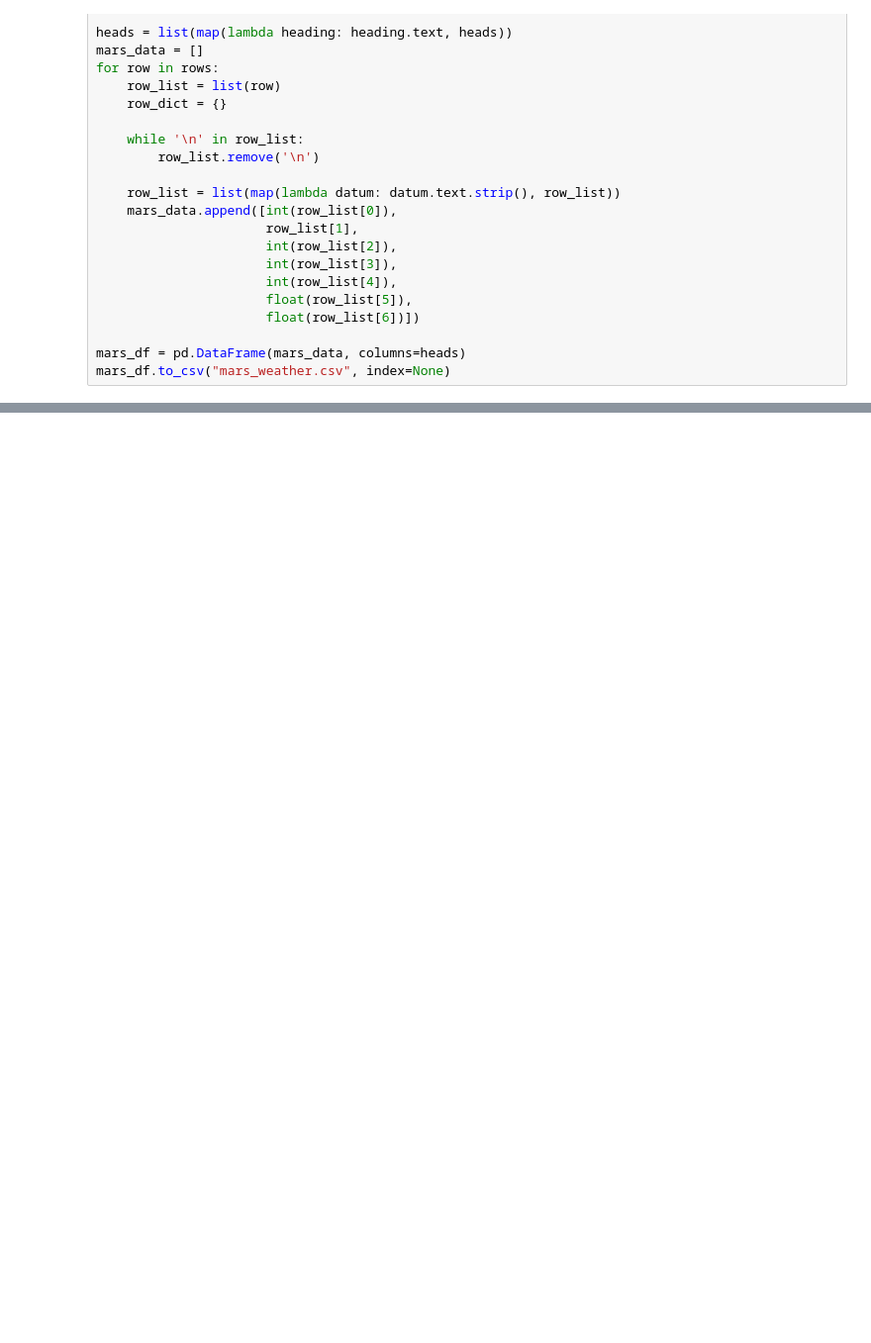
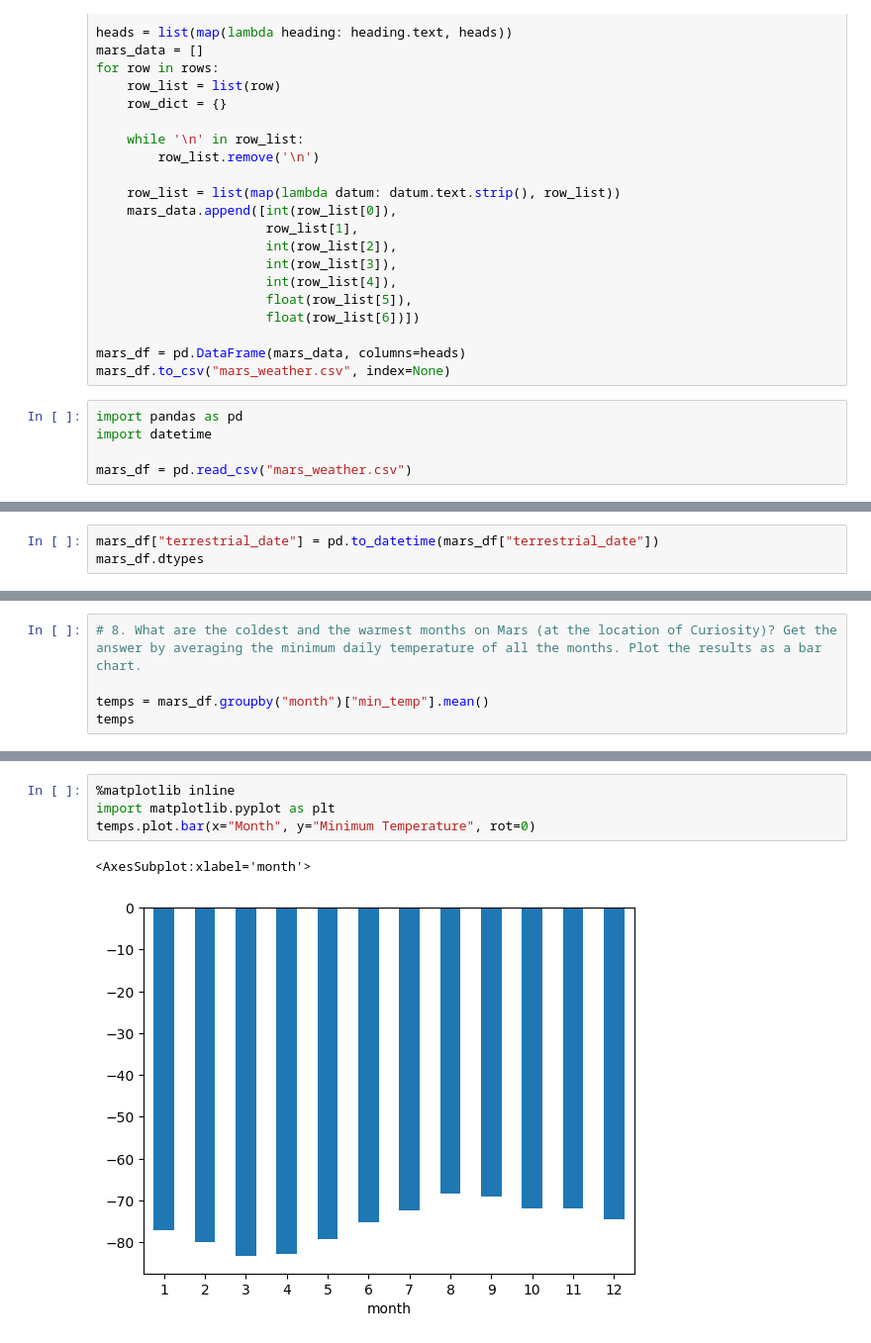
Before and after one commit to kwinterling/Mission-to-Mars, a Jupyter notebook: mars_data_challenge_part_2.ipynb, the cells around one changed output, grey strips where cells are left out. Shown: that part at 99% size. Drawn from its saved outputs; the diff is of its cells as text; blank space fills up the shorter version.

```diff
--- a/mars_data_challenge_part_2.ipynb
+++ b/mars_data_challenge_part_2.ipynb
@@ -45,3 +45,8 @@ for row in rows:
 
 mars_df = pd.DataFrame(mars_data, columns=heads)
 mars_df.to_csv("mars_weather.csv", index=None)
+# %%
+import pandas as pd
+import datetime
+
+mars_df = pd.read_csv("mars_weather.csv")
@@ -55,0 +74,3 @@ mars_df.to_csv("mars_weather.csv", index=None)
+# %%
+mars_df["terrestrial_date"] = pd.to_datetime(mars_df["terrestrial_date"])
+mars_df.dtypes
@@ -55,0 +99,5 @@ mars_df.to_csv("mars_weather.csv", index=None)
+# %%
+# 8. What are the coldest and the warmest months on Mars (at the location of Curiosity)? Get the answer by averaging the minimum daily temperature of all the months. Plot the results as a bar chart.
+
+temps = mars_df.groupby("month")["min_temp"].mean()
+temps
@@ -55,0 +119,7 @@ mars_df.to_csv("mars_weather.csv", index=None)
+# %%
+%matplotlib inline
+import matplotlib.pyplot as plt
+temps.plot.bar(x="Month", y="Minimum Temperature", rot=0)
+# %% [output]
+<AxesSubplot:xlabel='month'>
+[figure, added]
```
Also changed, not shown: parts of 14 cells of this notebook.
